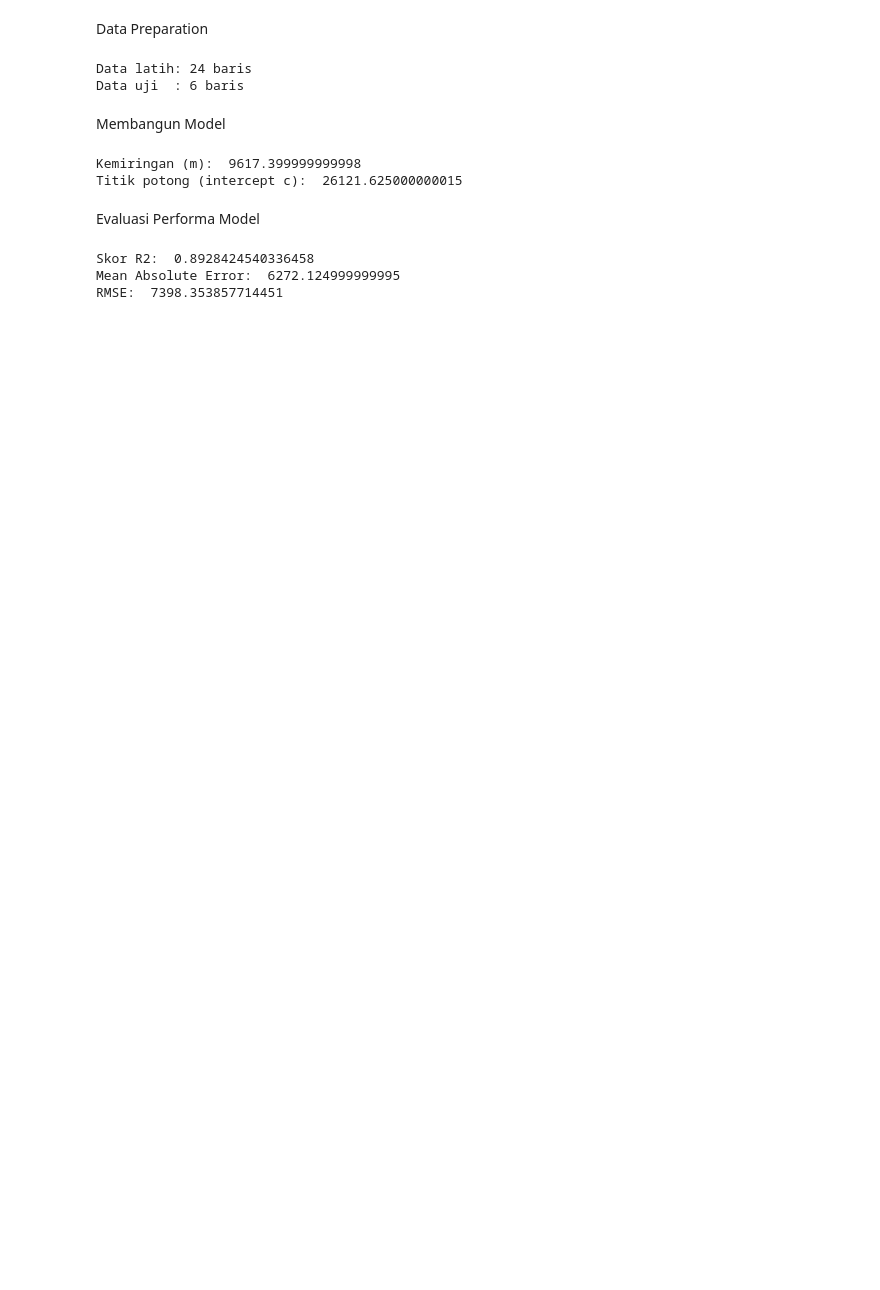
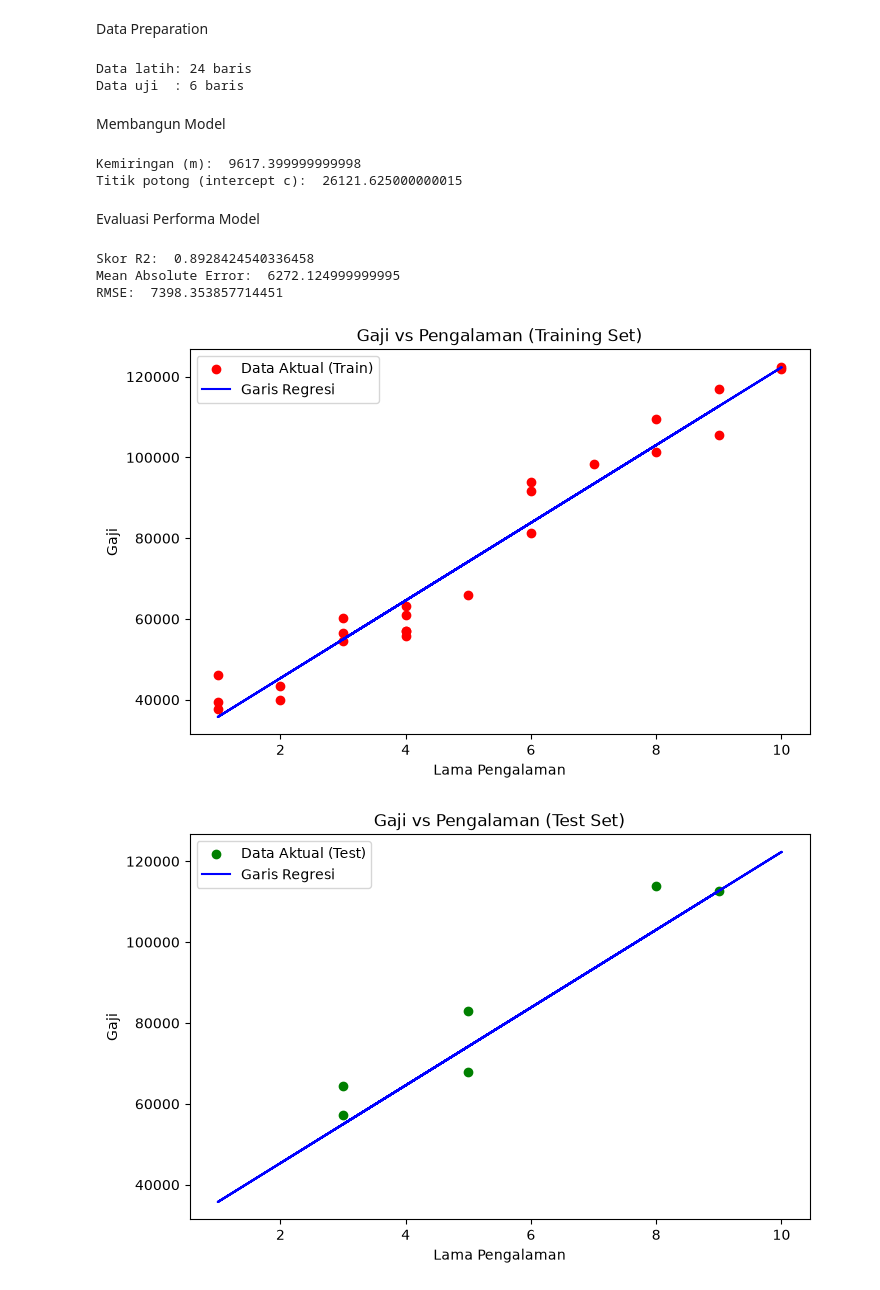
Before and after one commit to Gra0105/Salary-Linear-Regression, a Jupyter notebook: salaryLinearRegression.ipynb, the cells around one changed output. Drawn from its saved outputs; the diff is of its cells as text; code cells hidden in the pictures; blank space fills up the shorter version.

Commit message:
End of training

```diff
--- a/salaryLinearRegression.ipynb
+++ b/salaryLinearRegression.ipynb
@@ -245,3 +245,27 @@ print("RMSE: ", rmse)
 Skor R2:  0.8928424540336458
 Mean Absolute Error:  6272.124999999995
 RMSE:  7398.353857714451
+# %%
+# Visualisasi garis regresi
+# Plot data latih dan garis regresi
+plt.figure(figsize=(8, 5))
+plt.scatter(X_train, y_train, color="red", label="Data Aktual (Train)")
+plt.plot(X_train, model.predict(X_train), color="blue", label="Garis Regresi")
+plt.title("Gaji vs Pengalaman (Training Set)")
+plt.xlabel("Lama Pengalaman")
+plt.ylabel("Gaji")
+plt.legend()
+plt.show()
+
+# plot data uji vs garis regresi
+plt.figure(figsize=(8, 5))
+plt.scatter(X_test, y_test, color="green", label="Data Aktual (Test)")
+plt.plot(X_train, model.predict(X_train), color="blue", label="Garis Regresi")
+plt.title("Gaji vs Pengalaman (Test Set)")
+plt.xlabel("Lama Pengalaman")
+plt.ylabel("Gaji")
+plt.legend()
+plt.show()
+# %% [output]
+[figure, added]
+[figure, added]
```
Also changed, not shown: parts of 4 cells of this notebook.
